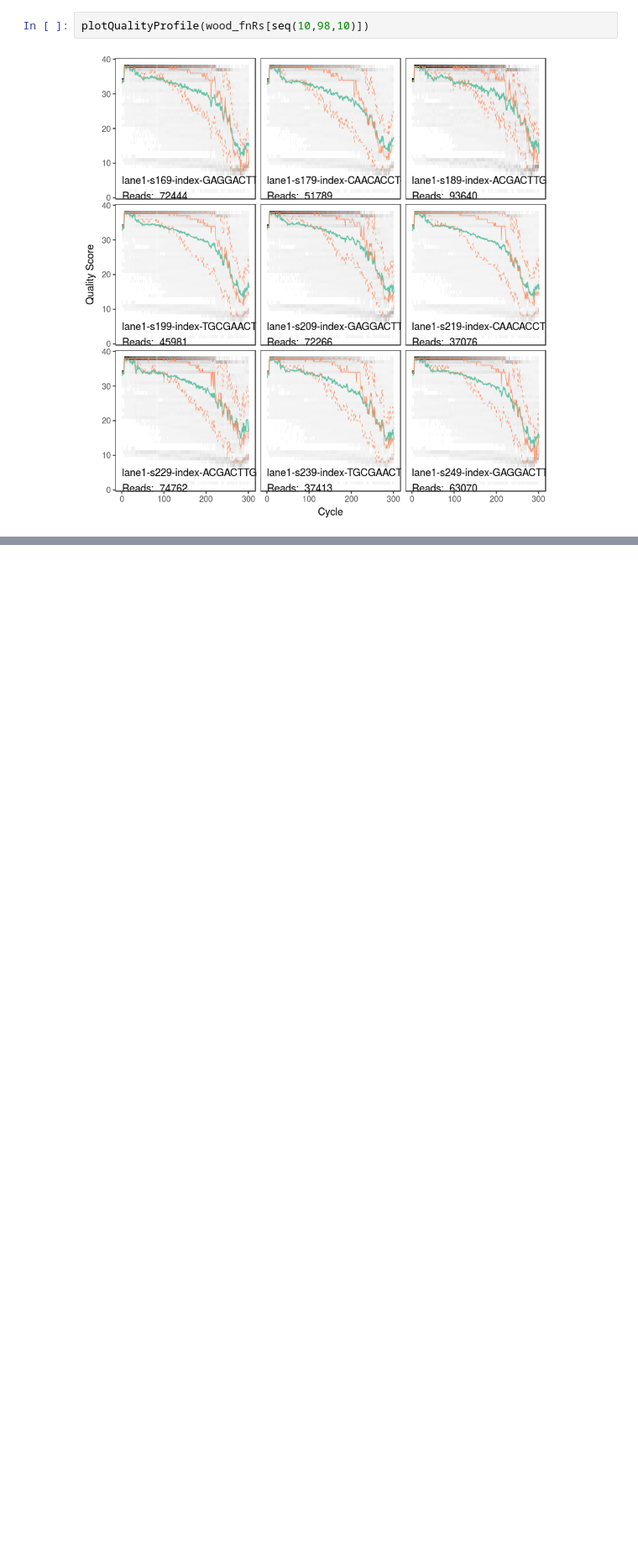
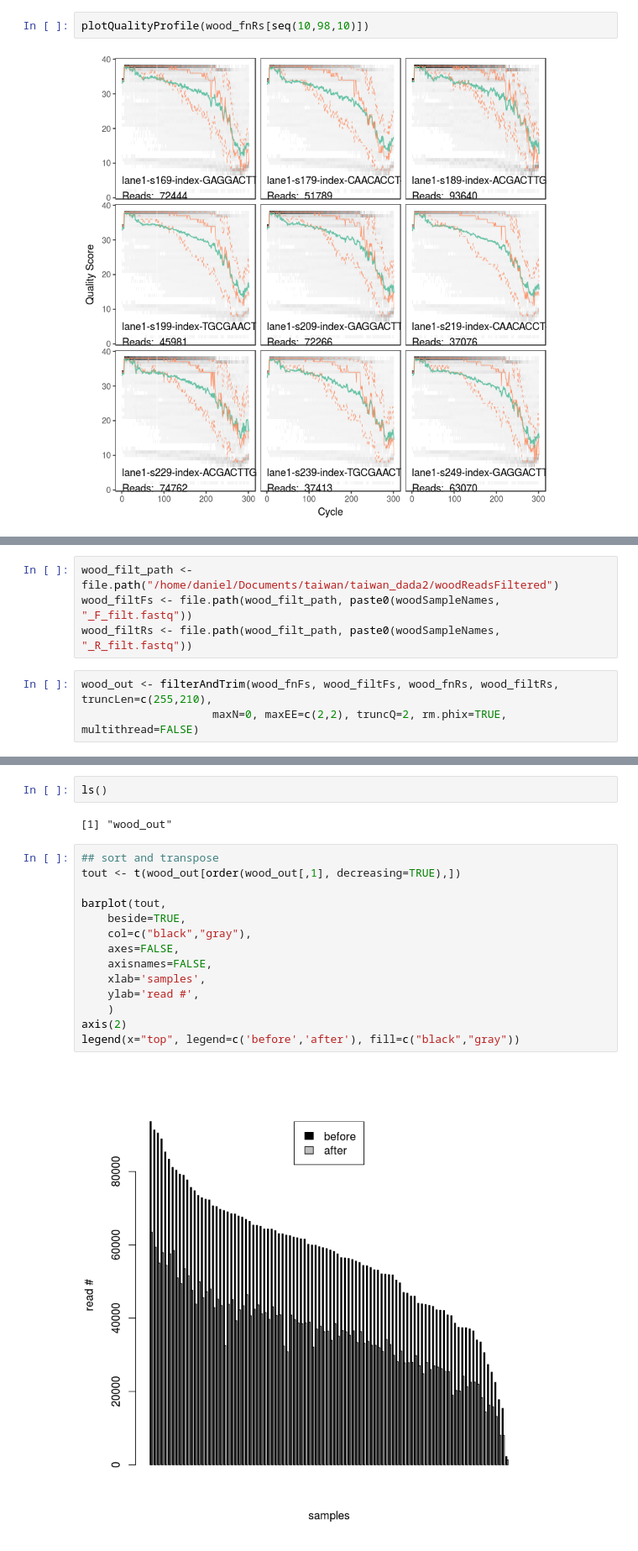
Before and after one commit to danchurch/taiwan_dada2, a Jupyter notebook: dada2pipeline.ipynb, the cells around one changed output, grey strips where cells are left out. Shown at 84% size. Drawn from its saved outputs; the diff is of its cells as text; blank space fills up the shorter version.

```diff
--- a/dada2pipeline.ipynb
+++ b/dada2pipeline.ipynb
@@ -1425,0 +1421,7 @@ plotQualityProfile(wood_fnRs[seq(10,98,10)])
+# %%
+wood_filt_path <- file.path("/home/daniel/Documents/taiwan/taiwan_dada2/woodReadsFiltered")
+wood_filtFs <- file.path(wood_filt_path, paste0(woodSampleNames, "_F_filt.fastq"))
+wood_filtRs <- file.path(wood_filt_path, paste0(woodSampleNames, "_R_filt.fastq"))
+# %%
+wood_out <- filterAndTrim(wood_fnFs, wood_filtFs, wood_fnRs, wood_filtRs, truncLen=c(255,210),
+                    maxN=0, maxEE=c(2,2), truncQ=2, rm.phix=TRUE, multithread=FALSE)
@@ -1425,0 +1454,20 @@ plotQualityProfile(wood_fnRs[seq(10,98,10)])
+# %%
+ls()
+# %% [output]
+[1] "wood_out"
+# %%
+## sort and transpose
+tout <- t(wood_out[order(wood_out[,1], decreasing=TRUE),])
+
+barplot(tout,
+    beside=TRUE,
+    col=c("black","gray"),
+    axes=FALSE,
+    axisnames=FALSE,
+    xlab='samples',
+    ylab='read #',
+    )
+axis(2)
+legend(x="top", legend=c('before','after'), fill=c("black","gray"))
+# %% [output]
+[figure, added]
```
Also changed, not shown: parts of 22 cells of this notebook, 3 other files.
